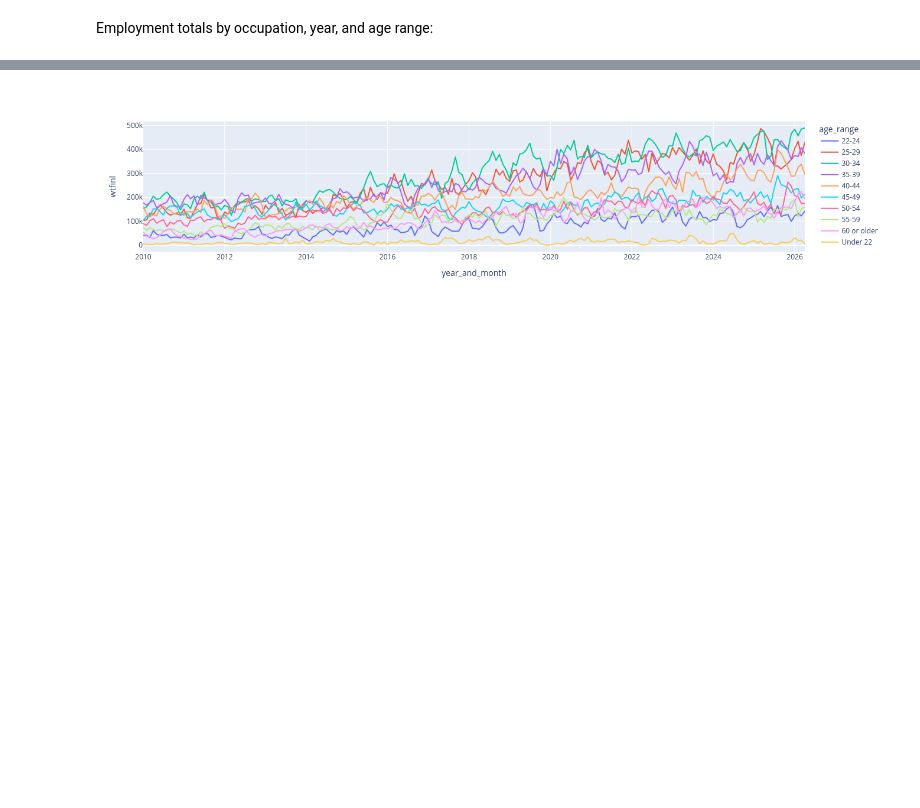
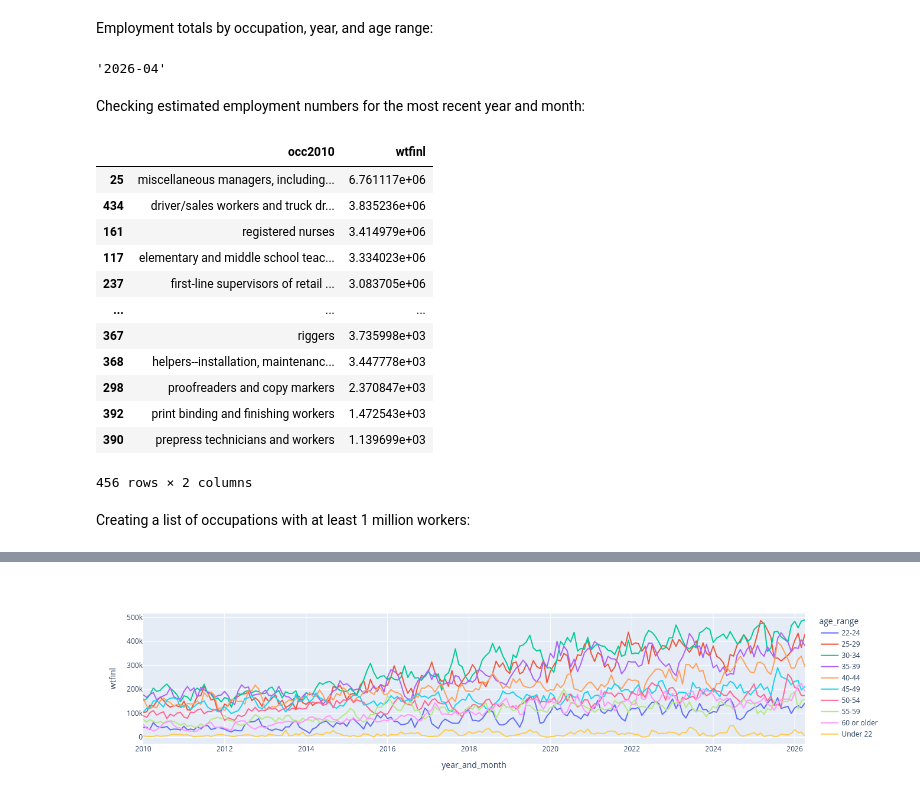
Before and after one commit to kburchfiel/employment_trends, a Jupyter notebook: employment_trends.ipynb, the cells around one changed output, grey strips where cells are left out. Drawn from its saved outputs; the diff is of its cells as text; code cells hidden in the pictures; blank space fills up the shorter version.

```diff
--- a/employment_trends.ipynb
+++ b/employment_trends.ipynb
@@ -167,3 +167,31 @@ px.line(df_occ_by_year.query("occ2010 == 'software developers, applications and
 [figure]
 # %% [markdown]
 Employment totals by occupation, year, and age range:
+# %%
+latest_year_and_month = df['year_and_month'].max()
+latest_year_and_month
+# %% [output]
+'2026-04'
+# %% [markdown]
+Checking estimated employment numbers for the most recent year and month:
+# %%
+df_latest_occupational_employment = df.query("(occ2010 != 'niu') & (employed == 1) & \
+(year_and_month == @latest_year_and_month)").pivot_table(
+index = 'occ2010', values = 'wtfinl', aggfunc = 'sum').reset_index().sort_values('wtfinl', ascending = False)
+df_latest_occupational_employment
+# %% [output]
+|  | occ2010 | wtfinl |
+| 25 | miscellaneous managers, including... | 6.761117e+06 |
+| 434 | driver/sales workers and truck dr... | 3.835236e+06 |
+| 161 | registered nurses | 3.414979e+06 |
+| 117 | elementary and middle school teac... | 3.334023e+06 |
+| 237 | first-line supervisors of retail ... | 3.083705e+06 |
+| ... | ... | ... |
+| 367 | riggers | 3.735998e+03 |
+| 368 | helpers--installation, maintenanc... | 3.447778e+03 |
+| 298 | proofreaders and copy markers | 2.370847e+03 |
+| 392 | print binding and finishing workers | 1.472543e+03 |
+| 390 | prepress technicians and workers | 1.139699e+03 |
+456 rows × 2 columns
+# %% [markdown]
+Creating a list of occupations with at least 1 million workers:
```
Also changed, not shown: parts of 7 cells of this notebook, 4 other files.
